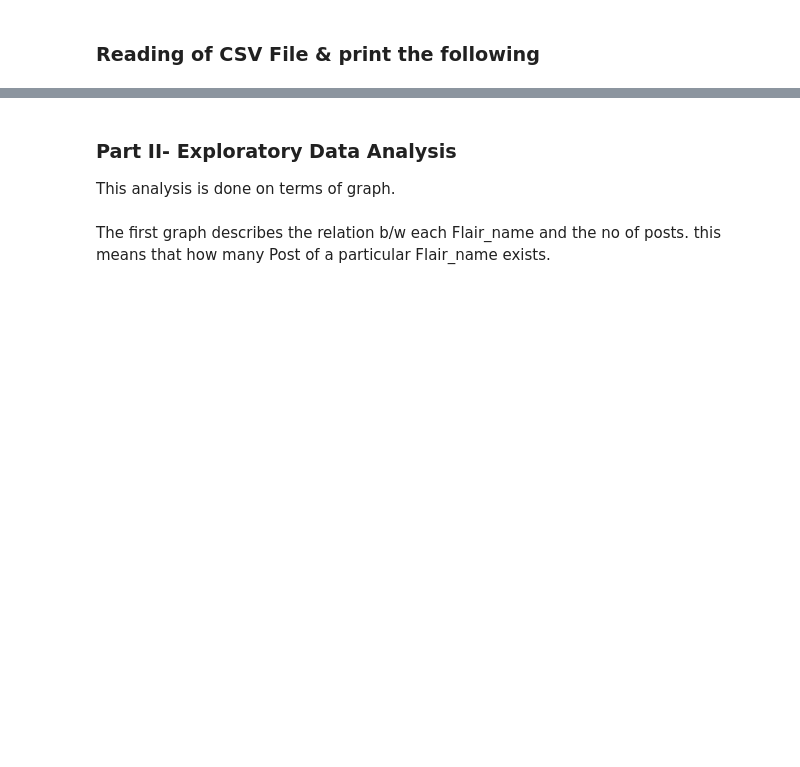
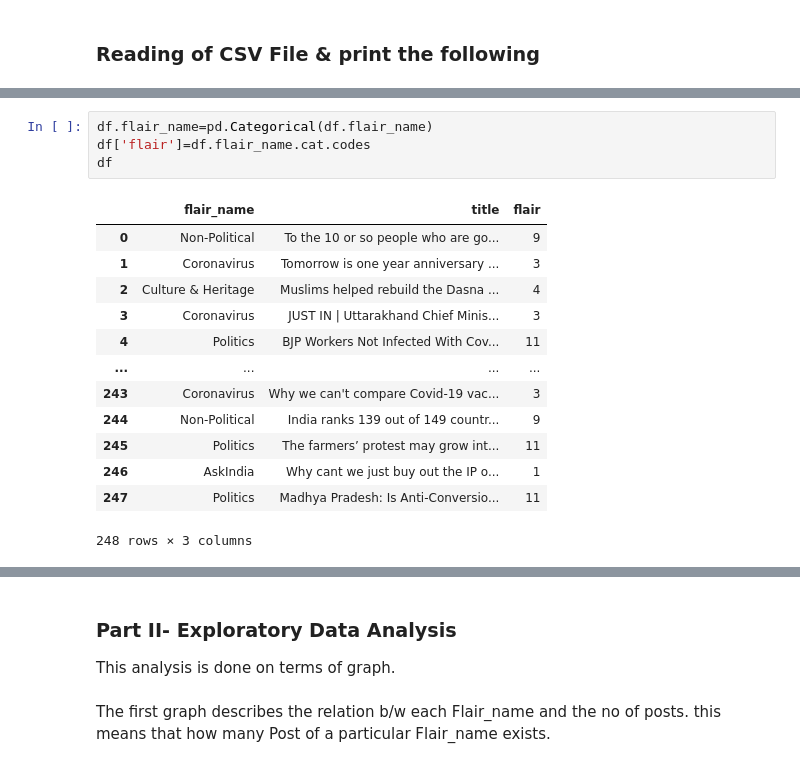
Before and after one commit to keshav2212/Reddit-Flair-Detector, a Jupyter notebook: Final.ipynb, the cells around one changed output, grey strips where cells are left out. Saved outputs shown, nothing was run; the diff lists cells and outputs as text; blank space fills up the shorter version.

```diff
--- a/Final.ipynb
+++ b/Final.ipynb
@@ -80,0 +114,18 @@ df
+# %%
+df.flair_name=pd.Categorical(df.flair_name)
+df['flair']=df.flair_name.cat.codes
+df
+# %% [output]
+|  | flair_name | title | flair |
+| 0 | Non-Political | To the 10 or so people who are go... | 9 |
+| 1 | Coronavirus | Tomorrow is one year anniversary ... | 3 |
+| 2 | Culture & Heritage | Muslims helped rebuild the Dasna ... | 4 |
+| 3 | Coronavirus | JUST IN | Uttarakhand Chief Minis... | 3 |
+| 4 | Politics | BJP Workers Not Infected With Cov... | 11 |
+| ... | ... | ... | ... |
+| 243 | Coronavirus | Why we can't compare Covid-19 vac... | 3 |
+| 244 | Non-Political | India ranks 139 out of 149 countr... | 9 |
+| 245 | Politics | The farmers’ protest may grow int... | 11 |
+| 246 | AskIndia | Why cant we just buy out the IP o... | 1 |
+| 247 | Politics | Madhya Pradesh: Is Anti-Conversio... | 11 |
+248 rows × 3 columns
```
Also changed, not shown: parts of 17 cells of this notebook, 7 other files.
